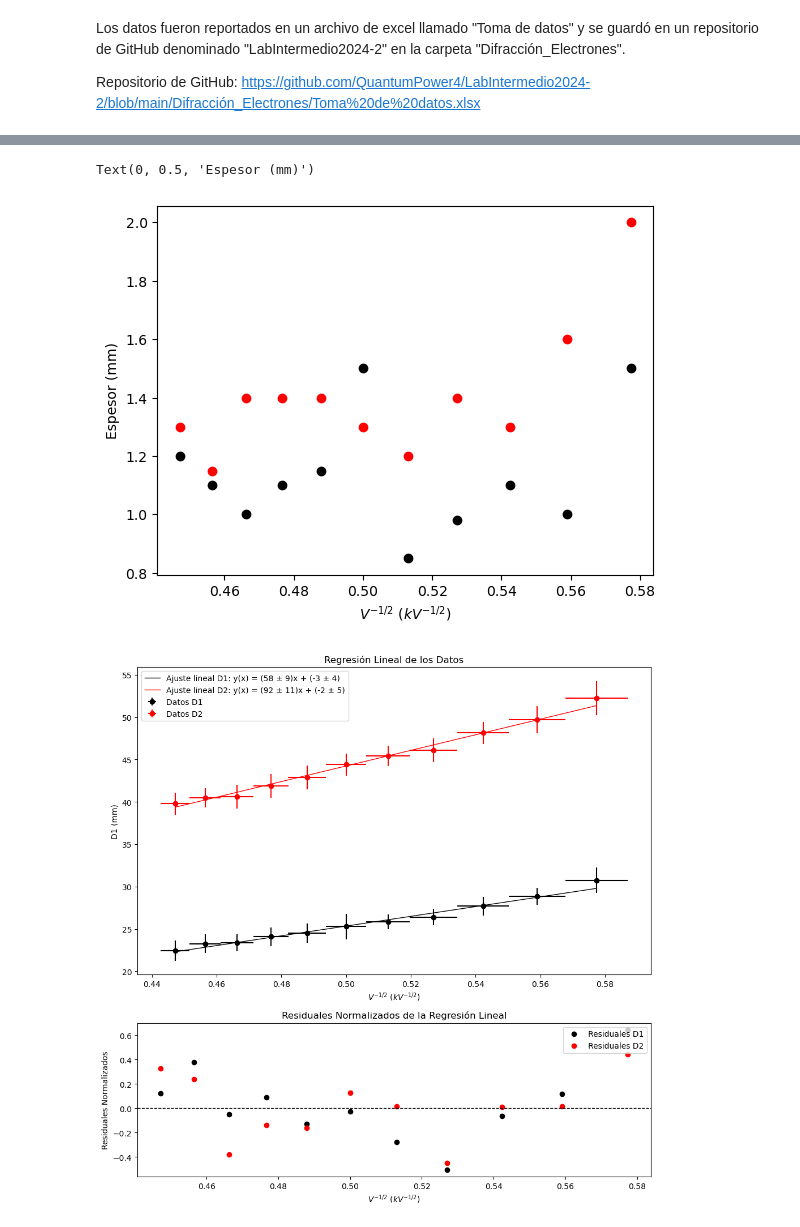
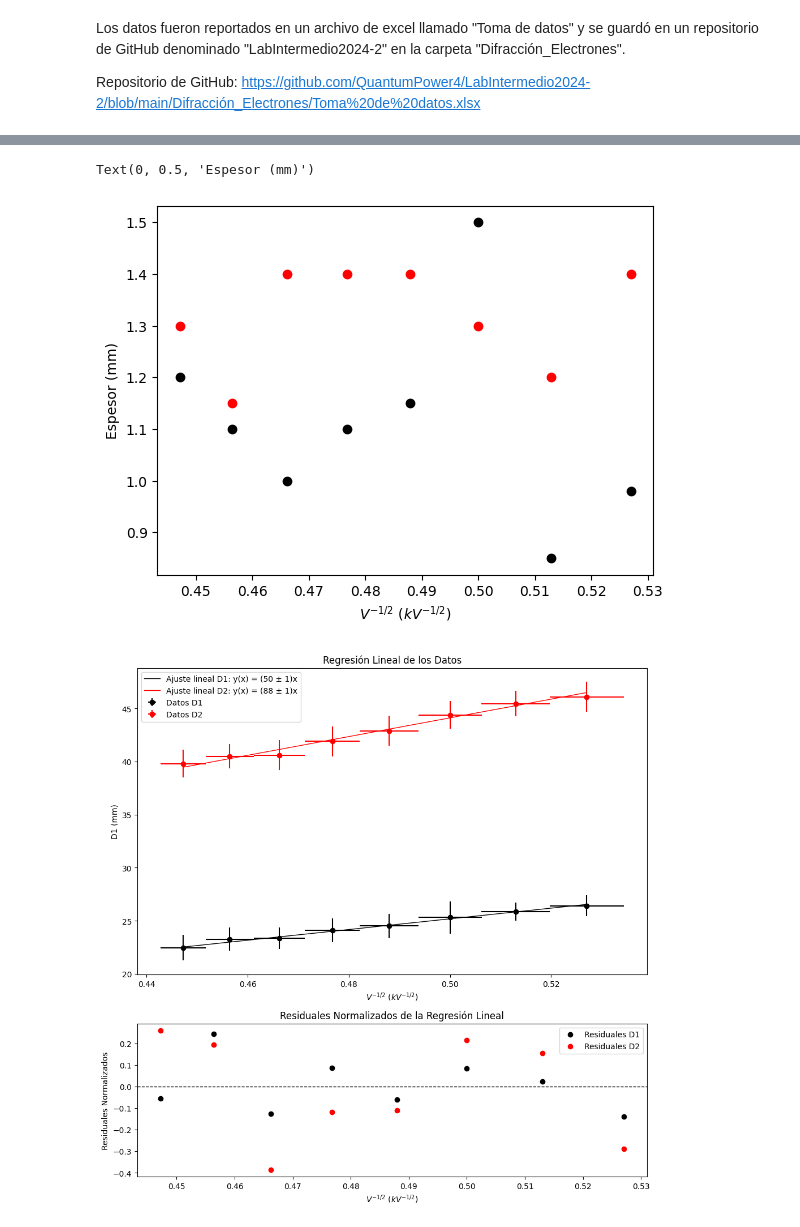
Before and after one commit to QuantumPower4/LabIntermedio2024-2, a Jupyter notebook: Difracción_Electrones/DifracciónElectrones_LabIntermedio.ipynb, the cells around one changed output, grey strips where cells are left out. Cells and saved outputs as stored; diff of their text form; code cells hidden in the pictures.

```diff
--- a/Difracción_Electrones/DifracciónElectrones_LabIntermedio.ipynb
+++ b/Difracción_Electrones/DifracciónElectrones_LabIntermedio.ipynb
@@ -118,14 +39,14 @@ from scipy.optimize import curve_fit
 import pandas as pd
 import uncertainties as unc
 
-def linear_function(X, a, b):
-    return a * X + b
+def linear_function(X, a):
+    return a * X
 # %%
-D1 = np.array([30.75,28.85,27.7,26.4,25.85,25.3,24.5,24.1,23.35,23.25,22.45])
-D2 = np.array([52.25,49.7,48.15,46.1,45.45,44.4,42.9,41.9,40.6,40.5,39.8])
-Espesor1 = np.array([1.5,1,1.1,0.98,0.85,1.5,1.15,1.1,1,1.1,1.2])
-Espesor2 = np.array([2,1.6,1.3,1.4,1.2,1.3,1.4,1.4,1.4,1.15,1.3])
-V = np.array([3,3.2,3.4,3.6,3.8,4,4.2,4.4,4.6,4.8,5])
+D1 = np.array([26.4,25.85,25.3,24.5,24.1,23.35,23.25,22.45])
+D2 = np.array([46.1,45.45,44.4,42.9,41.9,40.6,40.5,39.8])
+Espesor1 = np.array([0.98,0.85,1.5,1.15,1.1,1,1.1,1.2])
+Espesor2 = np.array([1.4,1.2,1.3,1.4,1.4,1.4,1.15,1.3])
+V = np.array([3.6,3.8,4,4.2,4.4,4.6,4.8,5])
 sigmaV = np.array([0.1]*len(V))
 # %%
 m = 9.11e-31 #kg
@@ -184,55 +99,58 @@ plt.xlabel('$V^{-1/2}$ ($kV^{-1/2}$)')
 plt.ylabel('Espesor (mm)')
 # %% [output]
 Text(0, 0.5, 'Espesor (mm)')
-[figure, old version]
+[figure, new version]
 # %%
 slope1 = popt1[0]
-intercept1 = popt1[1]
+#intercept1 = popt1[1]
 
 slope_std_err1 = np.sqrt(pcov1[0, 0])
-intercept_std_err1 = np.sqrt(pcov1[1, 1])
+#intercept_std_err1 = np.sqrt(pcov1[1, 1])
 
 Y_pred = linear_function(Vnew, *popt1)
 residuals = (D1 - Y_pred)/Espesor1
 
 
 slope2 = popt2[0]
-intercept2 = popt2[1]
+#intercept2 = popt2[1]
 
 slope_std_err2 = np.sqrt(pcov2[0, 0])
-intercept_std_err2 = np.sqrt(pcov2[1, 1])
+#intercept_std_err2 = np.sqrt(pcov2[1, 1])
 
 Y_pred2 = linear_function(Vnew, *popt2)
 residuals2 = (D2 - Y_pred2)/Espesor2
 
 fig, (ax1, ax2) = plt.subplots(2, 1, figsize=(10, 10), gridspec_kw={'height_ratios': [2, 1]})  # 2 rows, 1 column, width = 10 inches, height = 10 inches
 
 ax1.errorbar(Vnew, D1, yerr= Espesor1,xerr=sigmaVnew,  fmt='o', label='Datos D1', color="black")
 ax1.errorbar(Vnew, D2, yerr= Espesor2,xerr=sigmaVnew,  fmt='o', label='Datos D2', color="red")
-ax1.plot(Vnew, Y_pred, color='black', linewidth=1, label=f'Ajuste lineal D1: y(x) = ({slope1:.0f} ± {slope_std_err1:.0f})x + ({intercept1:.0f} ± {intercept_std_err1:.0f})')
-ax1.plot(Vnew, Y_pred2, color='red', linewidth=1, label=f'Ajuste lineal D2: y(x) = ({slope2:.0f} ± {slope_std_err2:.0f})x + ({intercept2:.0f} ± {intercept_std_err2:.0f})')
+#ax1.plot(Vnew, Y_pred, color='black', linewidth=1, label=f'Ajuste lineal D1: y(x) = ({slope1:.0f} ± {slope_std_err1:.0f})x + ({intercept1:.0f} ± {intercept_std_err1:.0f})')
+#ax1.plot(Vnew, Y_pred2, color='red', linewidth=1, label=f'Ajuste lineal D2: y(x) = ({slope2:.0f} ± {slope_std_err2:.0f})x + ({intercept2:.0f} ± {intercept_std_err2:.0f})')
+
+ax1.plot(Vnew, Y_pred, color='black', linewidth=1, label=f'Ajuste lineal D1: y(x) = ({slope1:.0f} ± {slope_std_err1:.0f})x')
+ax1.plot(Vnew, Y_pred2, color='red', linewidth=1, label=f'Ajuste lineal D2: y(x) = ({slope2:.0f} ± {slope_std_err2:.0f})x')
 
 ax1.set_xlabel('$V^{-1/2}$ ($kV^{-1/2}$)')
 ax1.set_ylabel('D1 (mm)')
 ax1.legend(loc='upper left')
 ax1.set_title('Regresión Lineal de los Datos')
 
 # Plot normalized residuals
 ax2.scatter(Vnew, residuals, color='black', alpha=1, label='Residuales D1')
 ax2.scatter(Vnew, residuals2, color='red', alpha=1, label='Residuales D2')
 ax2.axhline(0, color='black', linewidth=1, linestyle='--')
 ax2.set_xlabel('$V^{-1/2}$ ($kV^{-1/2}$)')
 ax2.set_ylabel('Residuales Normalizados')
 ax2.legend(loc='upper right')
 ax2.set_title("Residuales Normalizados de la Regresión Lineal")
 
 plt.tight_layout()
 
 # Save the figure as a PDF file
 plt.savefig('Weighted_linear_regression_with_normalized_residuals_curve_fit.pdf', format='pdf')
 plt.show()
 # %% [output]
-[figure, old version]
+[figure, new version]
 # %%
 d1_exp = ( 2*L*1e-3*h / (slope1*(np.sqrt(1000)/1e3)*np.sqrt(2*e*m)) )*1e12
 sigma_d1_exp = ( 2*L*1e-3*h /np.sqrt(2*e*m) )*(slope_std_err1/slope1**2)/(np.sqrt(1000)/1e3)*1e12
```
Also changed, not shown: parts of 14 cells of this notebook, 2 other files.
